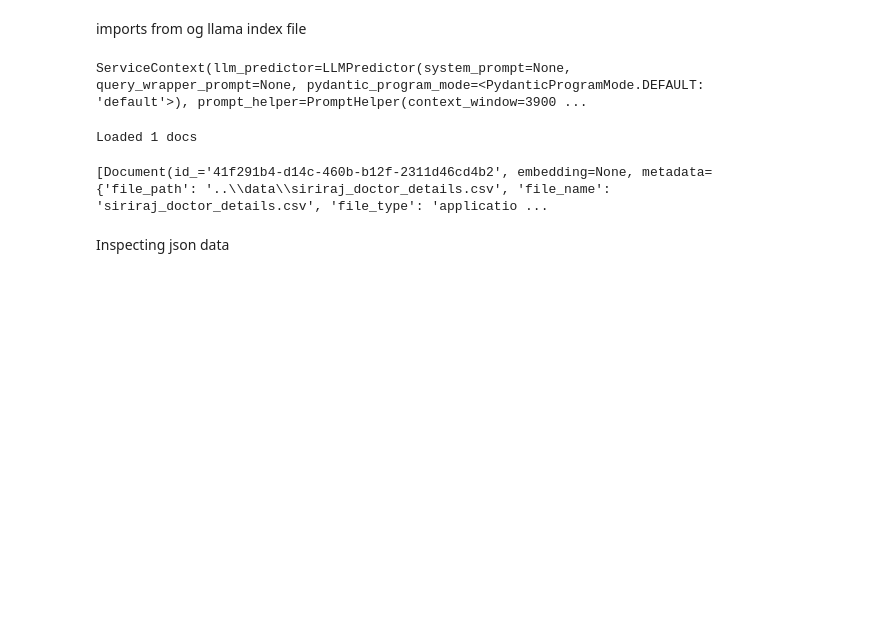
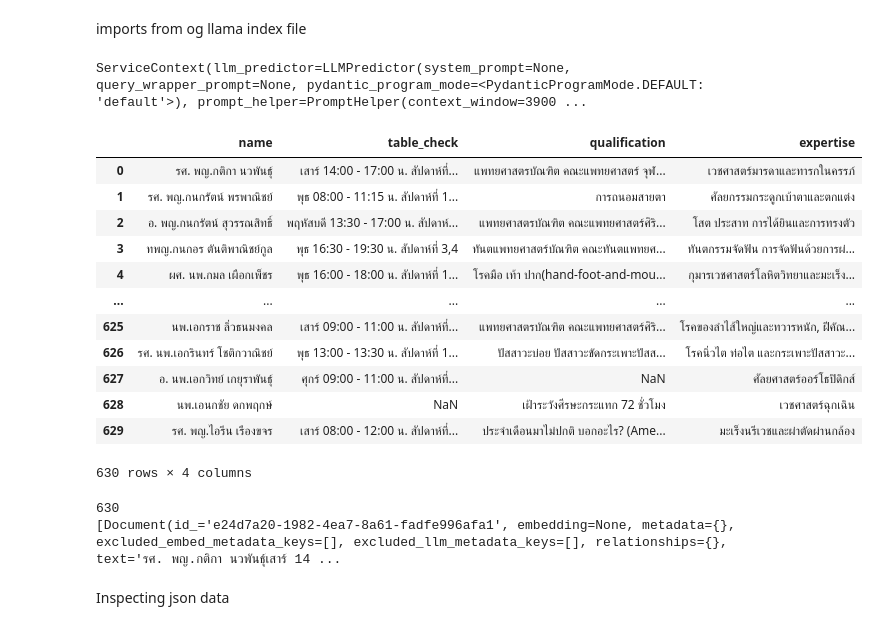
Before and after one commit to Jidapaminnie/MU_AI_Hackathon2-Majestic_Mustangs, a Jupyter notebook: tutorial_notebooks/minnieLLM.ipynb, the cells around one changed output. Saved outputs shown, nothing was run; the diff lists cells and outputs as text; code cells hidden in the pictures; blank space fills up the shorter version.

Commit message:
modified LLM code for reading csv data

```diff
--- a/tutorial_notebooks/minnieLLM.ipynb
+++ b/tutorial_notebooks/minnieLLM.ipynb
@@ -115,15 +115,43 @@ service_context
 # %% [output]
 ServiceContext(llm_predictor=LLMPredictor(system_prompt=None, query_wrapper_prompt=None, pydantic_program_mode=<PydanticProgramMode.DEFAULT: 'default'>), prompt_helper=PromptHelper(context_window=3900 ...
 # %%
-reader = SimpleDirectoryReader(
-    input_files=["../data/siriraj_doctor_details.csv"]
-)
-csv_data = reader.load_data()
-print(f"Loaded {len(csv_data)} docs")
-csv_data
+import pandas as pd
+
+# unused
+# reader = SimpleDirectoryReader(
+#     input_files=["../data/siriraj_doctor_details.csv"]
+# )
+# csv_data = reader.load_data()
+# print(f"Loaded {len(csv_data)} docs")
+# csv_data
+
+csv_file_path = "../data/siriraj_doctor_details.csv"
+csv_df = pd.read_csv(csv_file_path)
+columns_to_drop = ['image_src', 'url']
+df = csv_df.drop(columns=[col for col in csv_df.columns if col in columns_to_drop])
+df
 # %% [output]
+|  | name | table_check | qualification | expertise |
+| 0 | รศ. พญ.กติกา นวพันธุ์ | เสาร์ 14:00 - 17:00 น. สัปดาห์ที่... | แพทยศาสตรบัณฑิต คณะแพทยศาสตร์ จุฬ... | เวชศาสตร์มารดาและทารกในครรภ์ |
+| 1 | รศ. พญ.กนกรัตน์ พรพาณิชย์ | พุธ 08:00 - 11:15 น. สัปดาห์ที่ 1... | การถนอมสายตา | ศัลยกรรมกระดูกเบ้าตาและตกแต่ง |
+| 2 | อ. พญ.กนกรัตน์ สุวรรณสิทธิ์ | พฤหัสบดี 13:30 - 17:00 น. สัปดาห์... | แพทยศาสตรบัณฑิต คณะแพทยศาสตร์ศิริ... | โสต ประสาท การได้ยินและการทรงตัว |
+| 3 | ทพญ.กนกอร ตันติพาณิชย์กูล | พุธ 16:30 - 19:30 น. สัปดาห์ที่ 3,4 | ทันตแพทยศาสตร์บัณฑิต คณะทันตแพทยศ... | ทันตกรรมจัดฟัน การจัดฟันด้วยการผ่... |
+| 4 | ผศ. นพ.กมล เผือกเพ็ชร | พุธ 16:00 - 18:00 น. สัปดาห์ที่ 1... | โรคมือ เท้า ปาก(hand-foot-and-mou... | กุมารเวชศาสตร์โลหิตวิทยาและมะเร็ง... |
+| ... | ... | ... | ... | ... |
+| 625 | นพ.เอกราช ลิ่วธนมงคล | เสาร์ 09:00 - 11:00 น. สัปดาห์ที่... | แพทยศาสตรบัณฑิต คณะแพทยศาสตร์ศิริ... | โรคของลำไส้ใหญ่และทวารหนัก, ฝีคัณ... |
+| 626 | รศ. นพ.เอกรินทร์ โชติกวาณิชย์ | พุธ 13:00 - 13:30 น. สัปดาห์ที่ 1... | ปัสสาวะบ่อย ปัสสาวะขัดกระเพาะปัสส... | โรคนิ่วไต ท่อไต และกระเพาะปัสสาวะ... |
+| 627 | อ. นพ.เอกวิทย์ เกยุราพันธุ์ | ศุกร์ 09:00 - 11:00 น. สัปดาห์ที่... | NaN | ศัลยศาสตร์ออร์โธปิดิกส์ |
+| 628 | นพ.เอนกชัย ดกพฤกษ์ | NaN | เฝ้าระวังศีรษะกระแทก 72 ชั่วโมง | เวชศาสตร์ฉุกเฉิน |
+| 629 | รศ. พญ.ไอรีน เรืองขจร | เสาร์ 08:00 - 12:00 น. สัปดาห์ที่... | ประจำเดือนมาไม่ปกติ บอกอะไร? (Ame... | มะเร็งนรีเวชและผ่าตัดผ่านกล้อง |
-Loaded 1 docs
+630 rows × 4 columns
-[Document(id_='41f291b4-d14c-460b-b12f-2311d46cd4b2', embedding=None, metadata={'file_path': '..\\data\\siriraj_doctor_details.csv', 'file_name': 'siriraj_doctor_details.csv', 'file_type': 'applicatio ...
+# %%
+csv_data = df.apply(lambda x: ''.join(x.astype(str)), axis=1).tolist()
+csv_data = [Document(text=t) for t in csv_data]
+print(len(csv_data))
+print(csv_data)
+# %% [output]
+630
+[Document(id_='e24d7a20-1982-4ea7-8a61-fadfe996afa1', embedding=None, metadata={}, excluded_embed_metadata_keys=[], excluded_llm_metadata_keys=[], relationships={}, text='รศ. พญ.กติกา นวพันธุ์เสาร์ 14 ...
 # %% [markdown]
 Inspecting json data
 # %%
```
Also changed, not shown: parts of 9 cells of this notebook, 3 other files.
